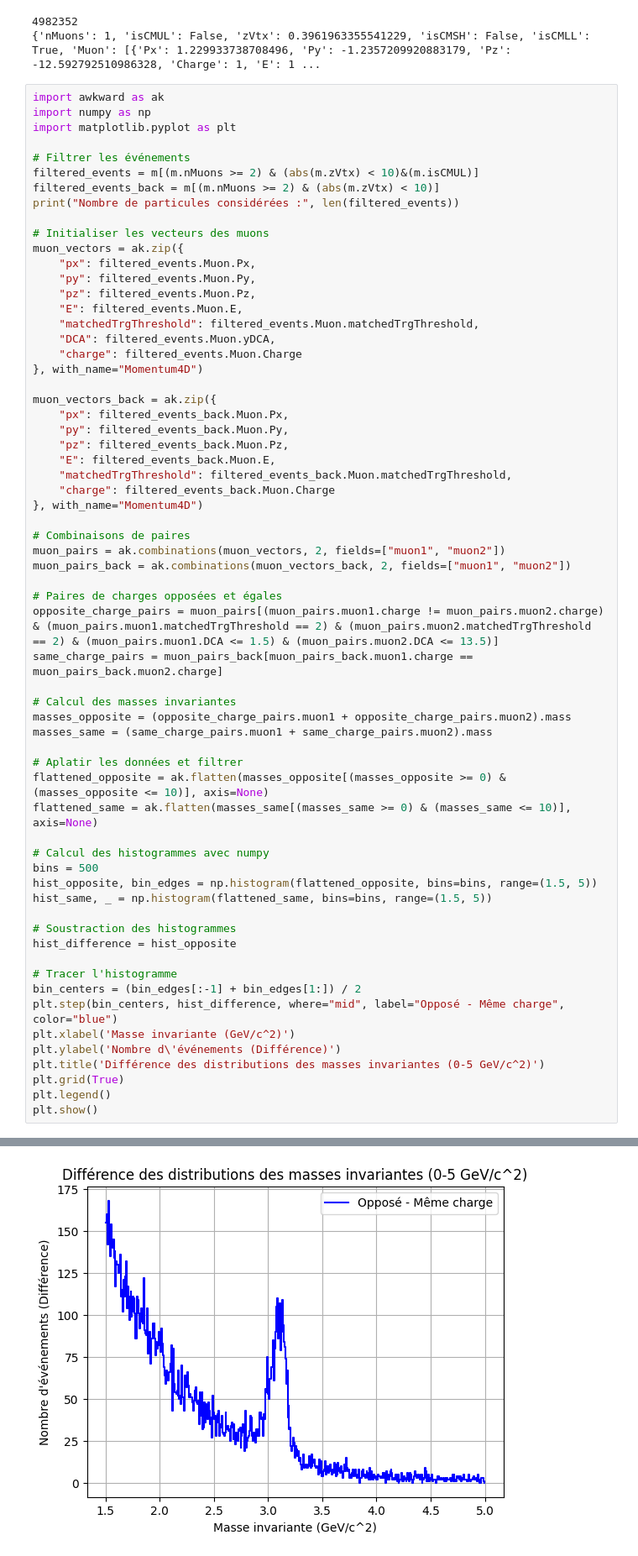
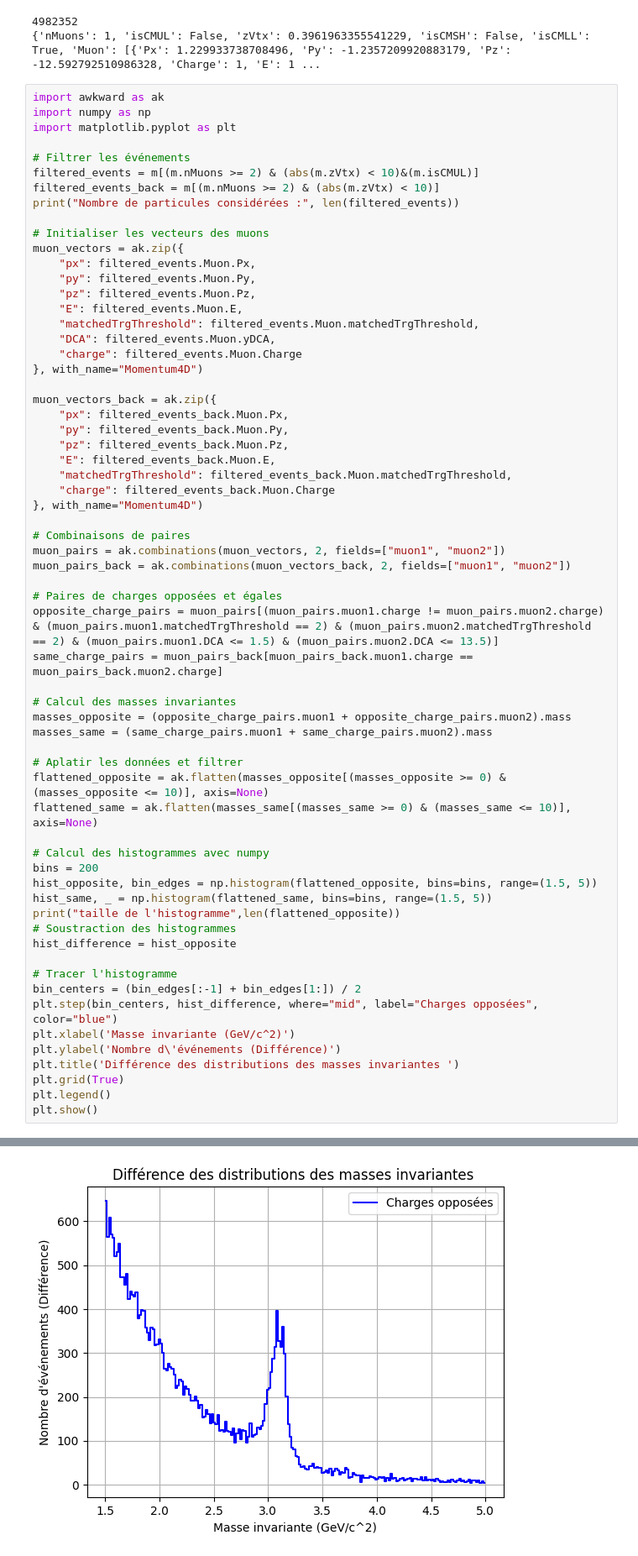
Before and after one commit to nantes-m2-rps-exp/qqbar2mumu-2024, a Jupyter notebook: notebooks/Discrimination.ipynb, the cells around one changed output, grey strips where cells are left out. Shown at 84% size. Saved outputs shown, nothing was run; the diff lists cells and outputs as text.

```diff
--- a/notebooks/Discrimination.ipynb
+++ b/notebooks/Discrimination.ipynb
@@ -91,19 +91,19 @@ flattened_opposite = ak.flatten(masses_opposite[(masses_opposite >= 0) & (masses
 flattened_same = ak.flatten(masses_same[(masses_same >= 0) & (masses_same <= 10)], axis=None)
 
 # Calcul des histogrammes avec numpy
-bins = 500
+bins = 200
 hist_opposite, bin_edges = np.histogram(flattened_opposite, bins=bins, range=(1.5, 5))
 hist_same, _ = np.histogram(flattened_same, bins=bins, range=(1.5, 5))
-
+print("taille de l'histogramme",len(flattened_opposite))
 # Soustraction des histogrammes
 hist_difference = hist_opposite
 
 # Tracer l'histogramme
 bin_centers = (bin_edges[:-1] + bin_edges[1:]) / 2
-plt.step(bin_centers, hist_difference, where="mid", label="Opposé - Même charge", color="blue")
+plt.step(bin_centers, hist_difference, where="mid", label="Charges opposées", color="blue")
 plt.xlabel('Masse invariante (GeV/c^2)')
 plt.ylabel('Nombre d\'événements (Différence)')
-plt.title('Différence des distributions des masses invariantes (0-5 GeV/c^2)')
+plt.title('Différence des distributions des masses invariantes ')
 plt.grid(True)
 plt.legend()
 plt.show()
@@ -112 +113 @@ Nombre de particules considérées : 285720
-[figure, old version]
+[figure, new version]
```
Also changed, not shown: parts of 2 cells of this notebook.
